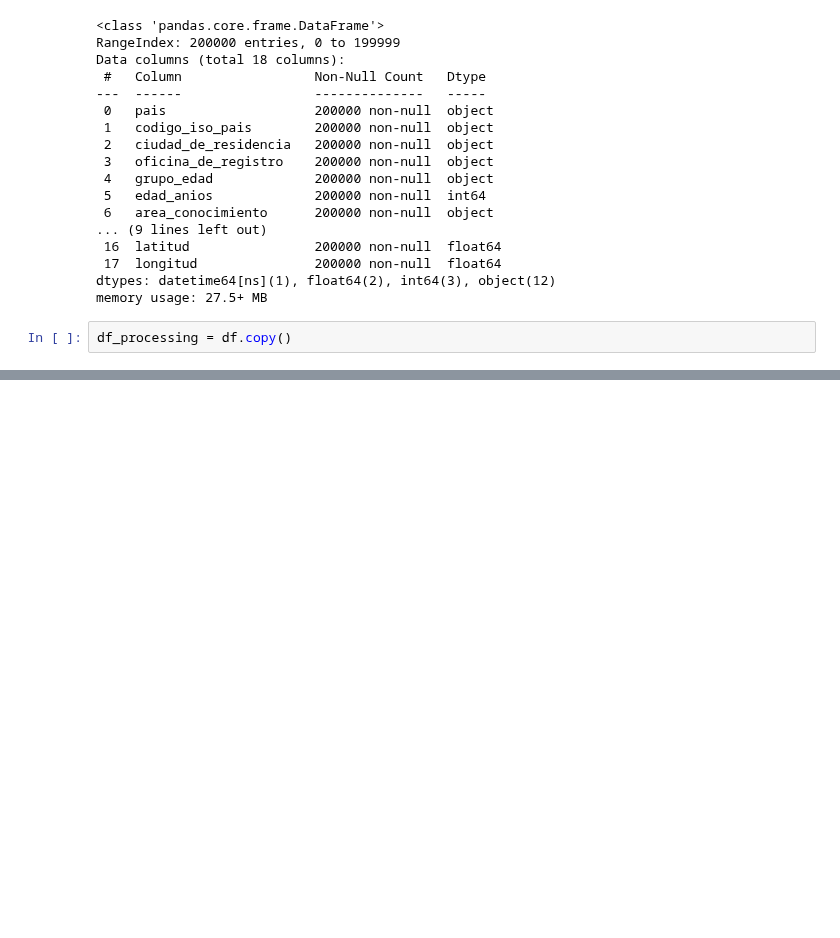
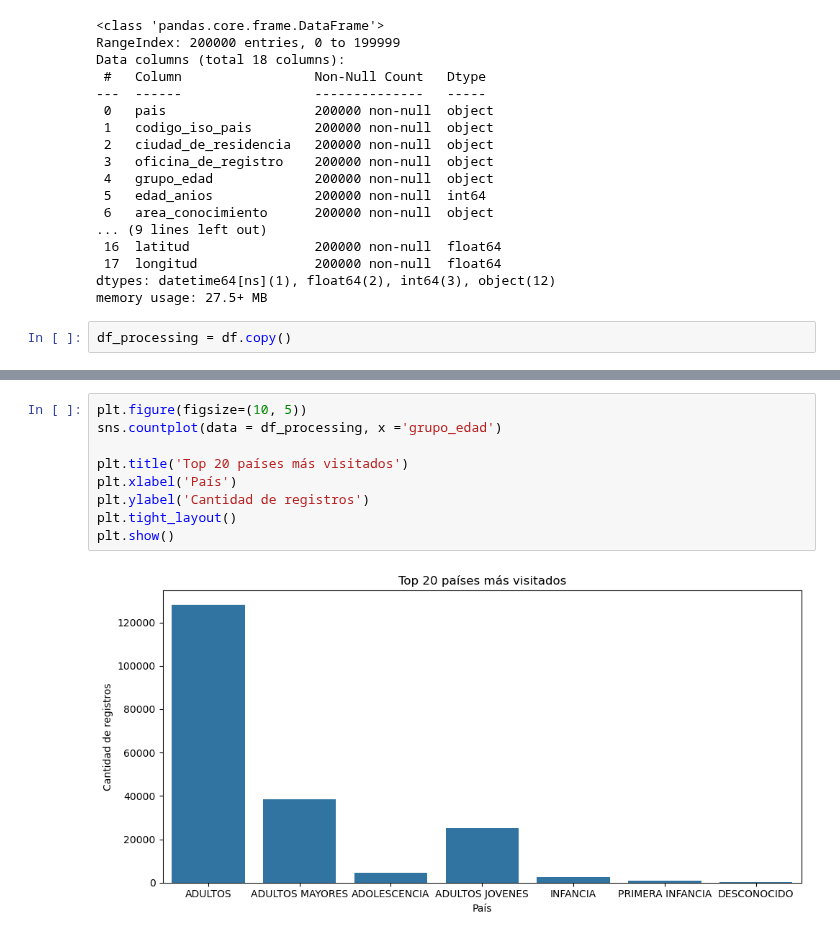
Before and after one commit to AlejandroSegura24/Colombians-migration-data-analysis, a Jupyter notebook: Notebooks/EDA colombians migration.ipynb, the cells around one changed output, grey strips where cells are left out. Saved outputs shown, nothing was run; the diff lists cells and outputs as text; blank space fills up the shorter version.

```diff
--- a/Notebooks/EDA colombians migration.ipynb
+++ b/Notebooks/EDA colombians migration.ipynb
@@ -202,0 +231,11 @@ Con esto, podremos empezar a **responder preguntas específicas** sobre la migra
+# %%
+plt.figure(figsize=(10, 5))
+sns.countplot(data = df_processing, x ='grupo_edad')
+
+plt.title('Top 20 países más visitados')
+plt.xlabel('País')
+plt.ylabel('Cantidad de registros')
+plt.tight_layout()
+plt.show()
+# %% [output]
+[figure, added]
```
Also changed, not shown: parts of 7 cells of this notebook.
